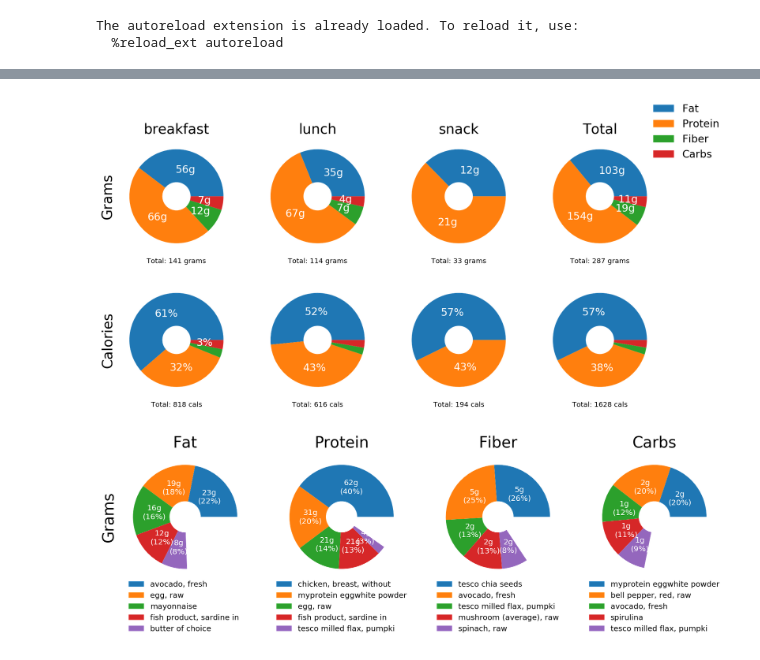
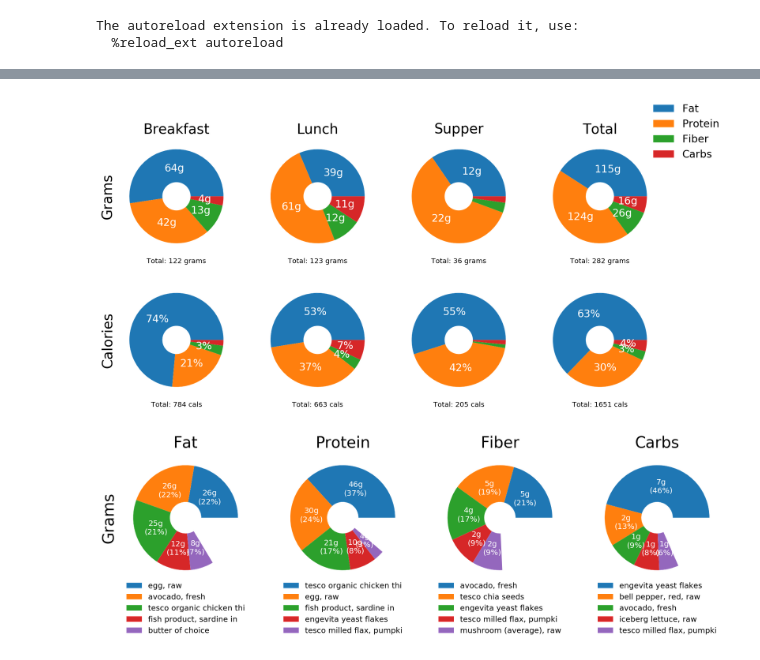
Before and after one commit to fabiangunzinger/food-tracker, a Jupyter notebook: dashboard.ipynb, the cells around one changed output, grey strips where cells are left out. Cells and saved outputs as stored; diff of their text form; code cells hidden in the pictures.

```diff
--- a/dashboard.ipynb
+++ b/dashboard.ipynb
@@ -28,9 +18,9 @@ find_item('chicken, brea', foods)
 # %%
 import meals
-
-meal_data = make_data(meals.jan17_2021, foods)
+foods = read_database()
+meal_data = make_data(meals.feb13_2021, foods)
 meal_plots(meal_data)
 nuts_plots(meal_data)
 # %% [output]
-[figure, old version]
+[figure, new version]
-[figure, old version]
+[figure, new version]
```
Also changed, not shown: parts of 3 cells of this notebook, 2 other files.
